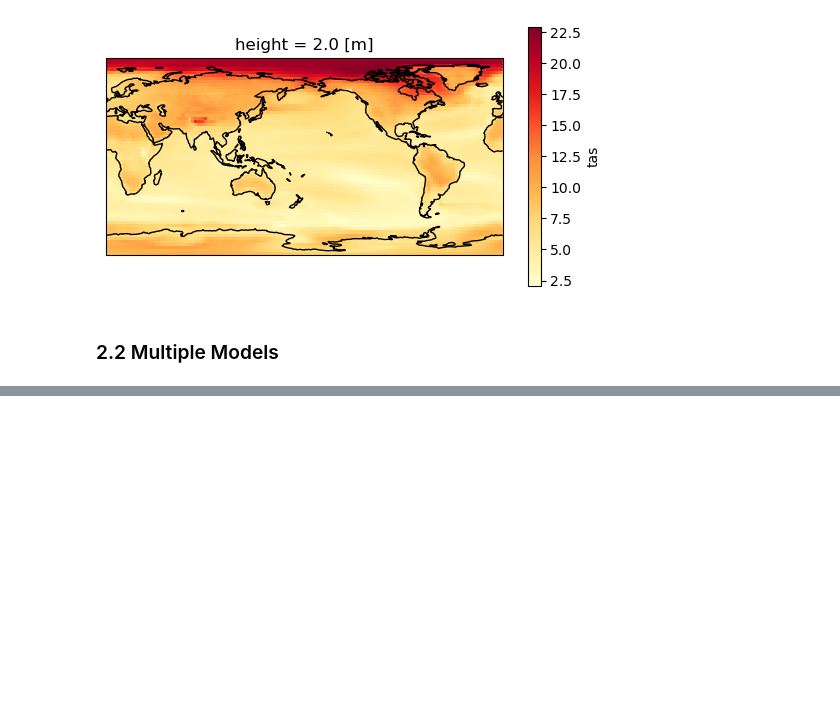
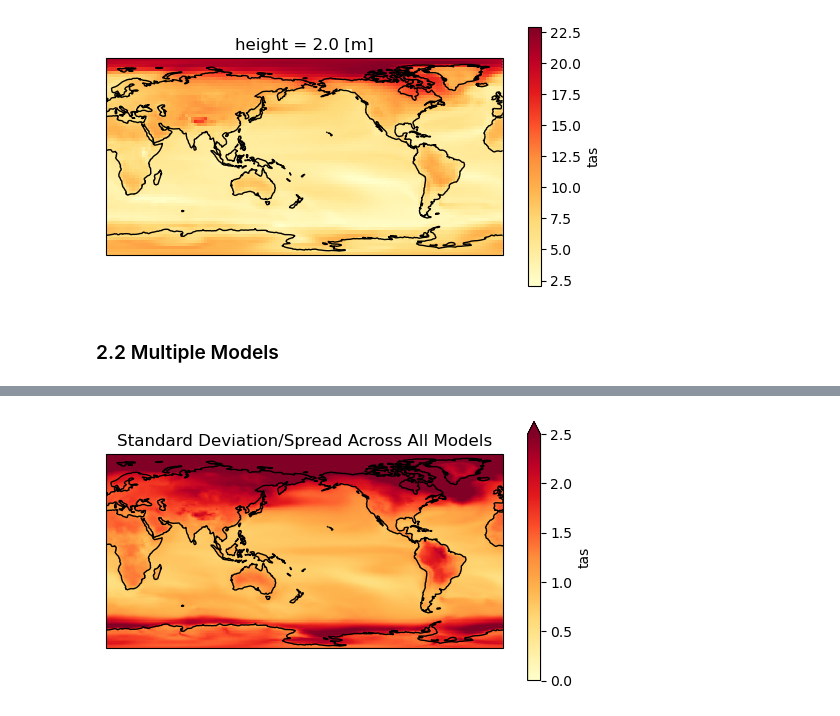
Before and after one commit to jinnayoon/cmip6-tempchangeproj, a Jupyter notebook: regional_temperature_changes.ipynb, the cells around one changed output, grey strips where cells are left out. Saved outputs shown, nothing was run; the diff lists cells and outputs as text; code cells hidden in the pictures; blank space fills up the shorter version.

```diff
--- a/regional_temperature_changes.ipynb
+++ b/regional_temperature_changes.ipynb
@@ -209,0 +291,12 @@ gcm_obs.plot(ax=ax, cmap = "YlOrRd", transform = ccrs.PlateCarree(), cbar_kwargs
+# %%
+ax = plt.axes(projection = ccrs.PlateCarree(central_longitude = 180))
+ax.coastlines()
+ds_all_reg_std = ds_all_reg.std(dim='model') #took mean across models
+img = ds_all_reg_std.plot(ax=ax, cmap = "YlOrRd", transform = ccrs.PlateCarree(), vmin=0, vmax=2.5, cbar_kwargs = {"shrink": 0.7})
+img.colorbar.set_ticks([0, 0.5, 1.0, 1.5, 2.0, 2.5])
+plt.title('Standard Deviation/Spread Across All Models')
+#plt.xlabel('Longitude')
+#plt.ylabel('Latitude')
+plt.show()
+# %% [output]
+[figure, added]
```
Also changed, not shown: parts of 9 cells of this notebook, 2 other files.
